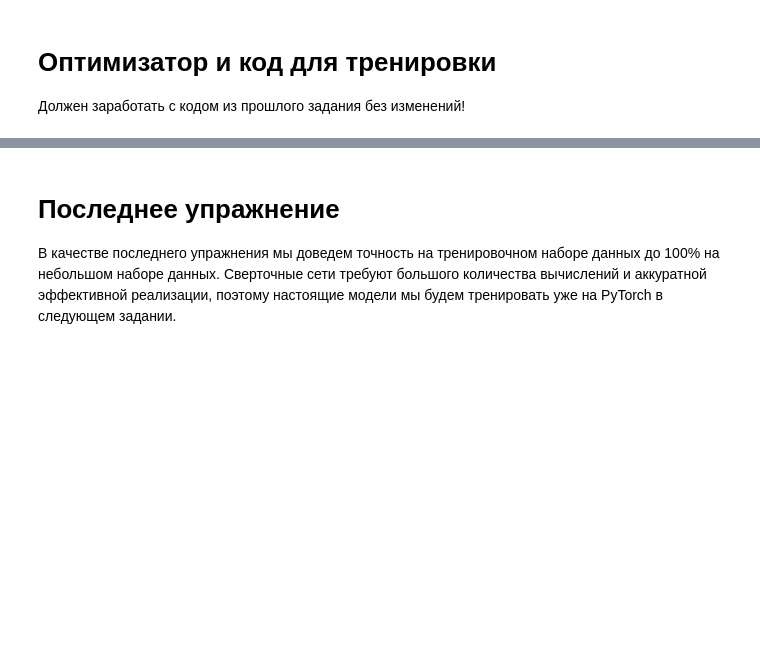
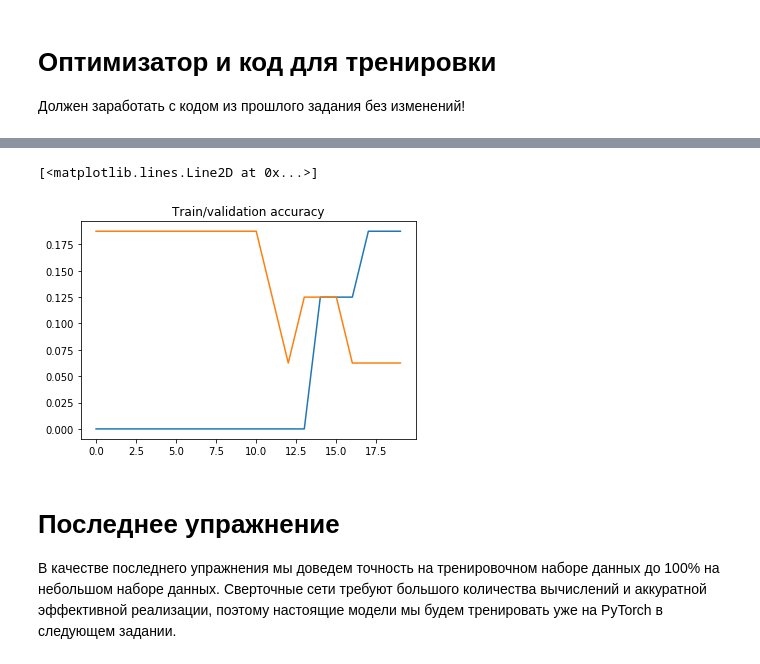
Before and after one commit to esynr3z/dlcourse_ai, a Jupyter notebook: assignments/assignment3/CNN.ipynb, the cells around one changed output, grey strips where cells are left out. Drawn from its saved outputs; the diff is of its cells as text; code cells hidden in the pictures; blank space fills up the shorter version.

```diff
--- a/assignments/assignment3/CNN.ipynb
+++ b/assignments/assignment3/CNN.ipynb
@@ -238,6 +256,10 @@ loss_history, train_history, val_history = trainer.fit()
 # %%
-plt.plot(train_history)
-plt.plot(val_history)
+plt.title("Train/validation accuracy")
+plt.plot(train_history, label="train")
+plt.plot(val_history, label="validation")
+# %% [output]
+[<matplotlib.lines.Line2D at 0x...>]
+[figure, added]
 # %% [markdown]
 # Последнее упражнение
 В качестве последнего упражнения мы доведем точность на тренировочном наборе данных до 100% на небольшом наборе данных.
```
Also changed, not shown: parts of 5 cells of this notebook, 3 other files.
